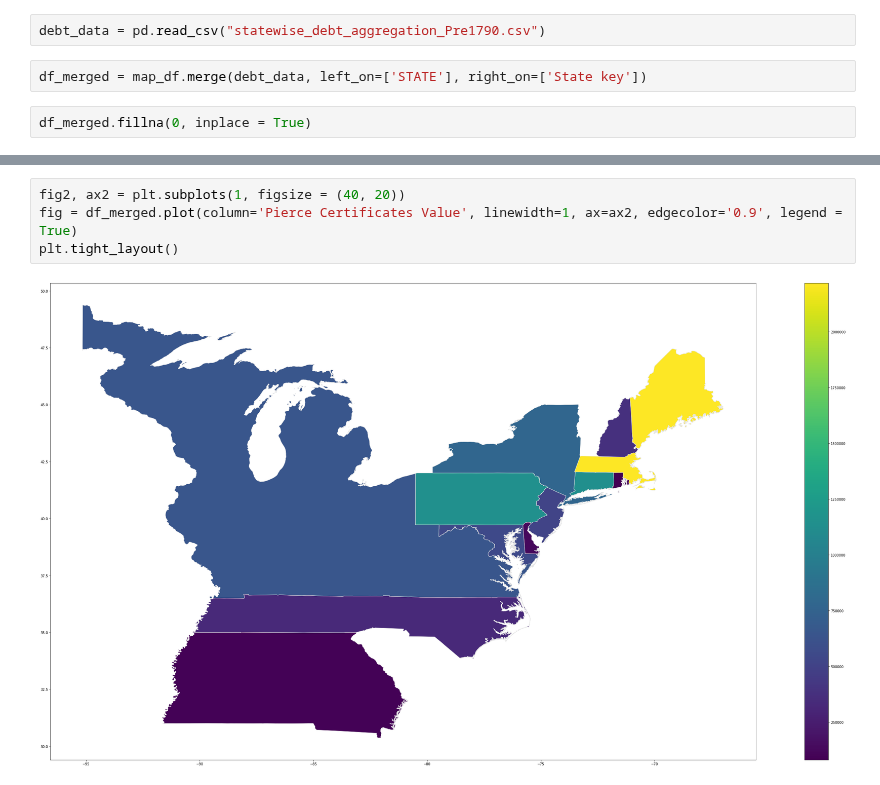
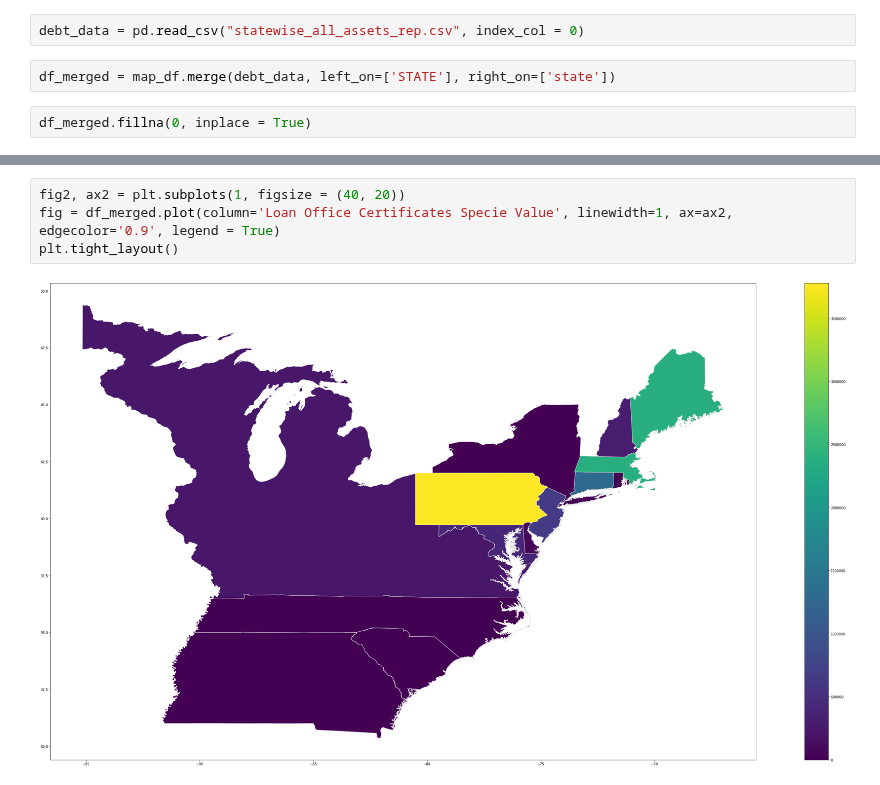
Before and after one commit to davidch2020/SPEOC-pt-1, a Jupyter notebook: State_Asset_Movement/pre1790_debt_visualization_2.ipynb, the cells around one changed output, grey strips where cells are left out. Drawn from its saved outputs; the diff is of its cells as text.

```diff
--- a/State_Asset_Movement/pre1790_debt_visualization_2.ipynb
+++ b/State_Asset_Movement/pre1790_debt_visualization_2.ipynb
@@ -26,9 +26,9 @@ with open('state_abbrev.json') as json_file:
 # %%
 map_df['STATE'] = map_df['NAME'].apply(lambda x: us_state_to_abbrev[x])
 # %%
-debt_data = pd.read_csv("statewise_debt_aggregation_Pre1790.csv")
+debt_data = pd.read_csv("statewise_all_assets_rep.csv", index_col = 0)
 # %%
-df_merged = map_df.merge(debt_data, left_on=['STATE'], right_on=['State key'])
+df_merged = map_df.merge(debt_data, left_on=['STATE'], right_on=['state'])
 # %%
 df_merged.fillna(0, inplace = True)
 # %%
@@ -51,6 +69,6 @@ df_merged
 # %%
 fig2, ax2 = plt.subplots(1, figsize = (40, 20))
-fig = df_merged.plot(column='Pierce Certificates Value', linewidth=1, ax=ax2, edgecolor='0.9', legend = True)
+fig = df_merged.plot(column='Loan Office Certificates Specie Value', linewidth=1, ax=ax2, edgecolor='0.9', legend = True)
 plt.tight_layout()
 # %% [output]
-[figure, old version]
+[figure, new version]
```
Also changed, not shown: parts of 2 cells of this notebook, 6 other files.
